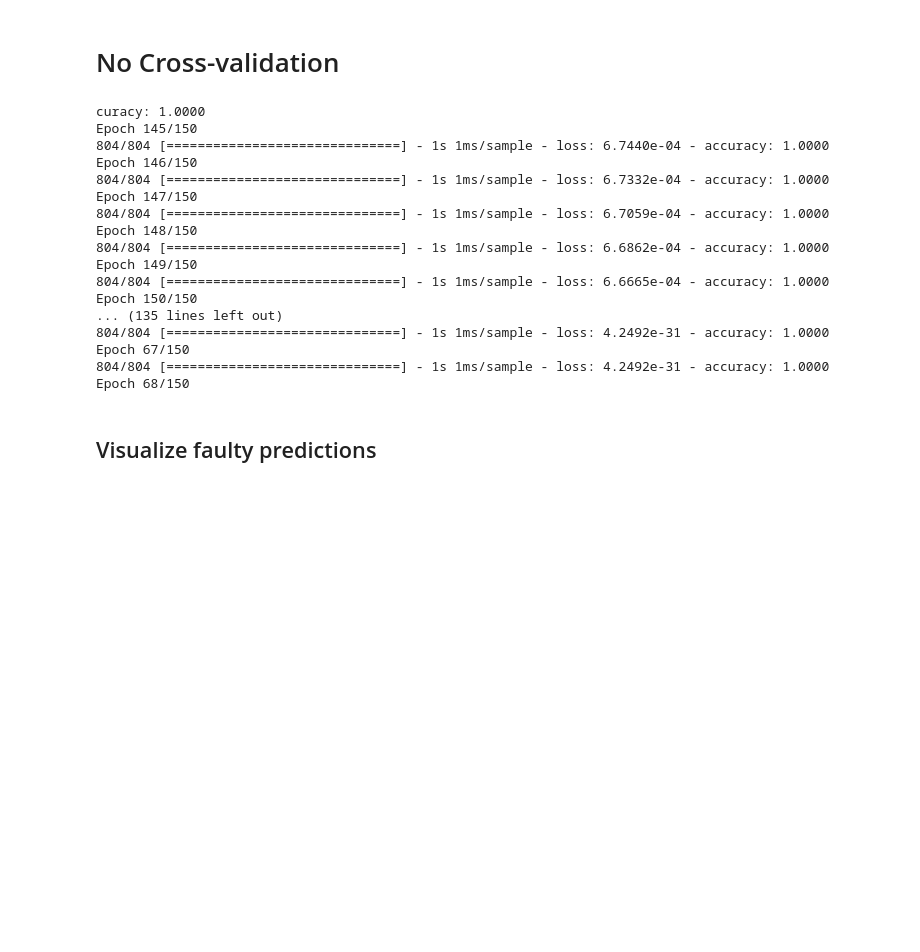
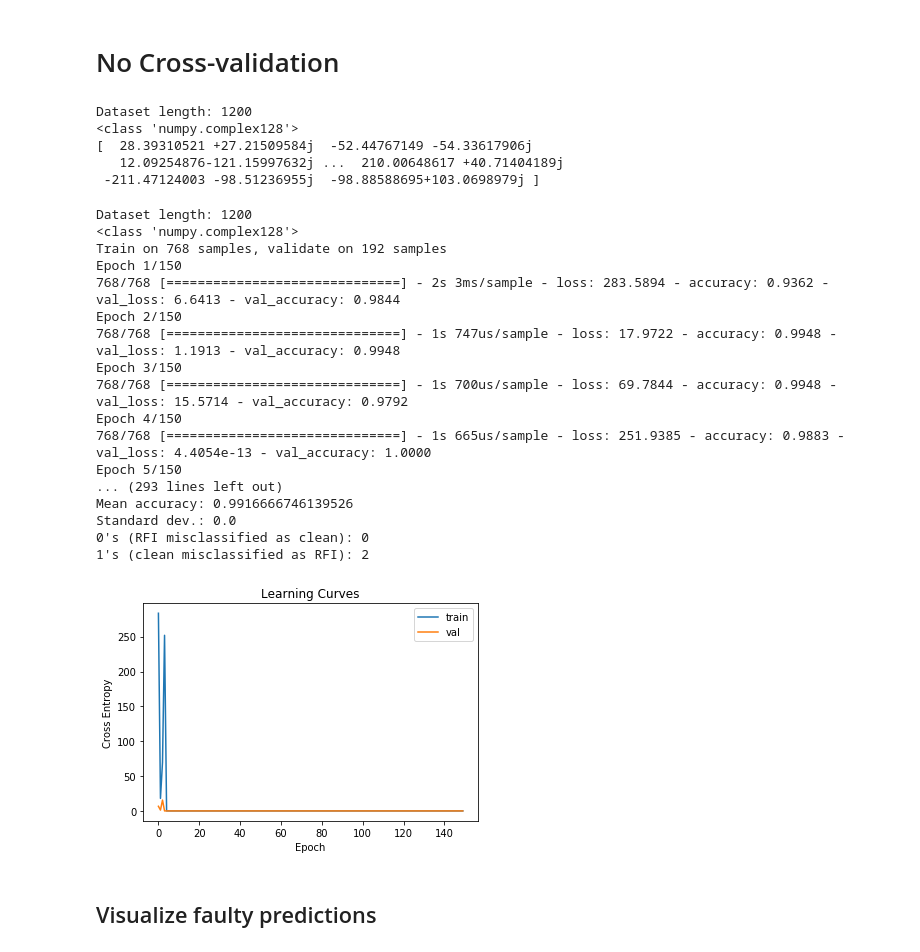
Before and after one commit to musicbyjing/cosmic_dawn_rfi, a Jupyter notebook: classification.ipynb, the cells around one changed output. Drawn from its saved outputs; the diff is of its cells as text; code cells hidden in the pictures; blank space fills up the shorter version.

```diff
--- a/classification.ipynb
+++ b/classification.ipynb
@@ -98,37 +100,56 @@ def print_stats(accs, faulty_predictions, predictions):
 - He weight initialization is a good option: https://towardsdatascience.com/weight-initialization-techniques-in-neural-networks-26c649eb3b78
 # %% [markdown]
 # No Cross-validation
+# %%
+# playing with complex numbers
+X, y, X_train, y_train, X_test, y_test, n_features = load_data()
+
+print(X[1][10])
+# %% [output]
+Dataset length: 1200
+<class 'numpy.complex128'>
+[  28.39310521 +27.21509584j  -52.44767149 -54.33617906j
+   12.09254876-121.15997632j ...  210.00648617 +40.71404189j
+ -211.47124003 -98.51236955j  -98.88588695+103.0698979j ]
 # %%
 X, y, X_train, y_train, X_test, y_test, n_features = load_data()
+
 faulty_predictions = []
 accs = []
-
-for i in range(5):
-    model = None
-    model = create_model(n_features)
-    acc, predictions = train_and_evaluate_model(model, X_train, y_train, X_test, y_test)
-    accs.append(acc)
-    faulty_predictions.extend(get_faulty_predictions(predictions, y_test))
+model = None
+model = create_model(n_features)
+history, acc, predictions = train_and_evaluate_model(model, X_train, y_train, X_test, y_test)
+accs.append(acc)
+faulty_predictions.extend(get_faulty_predictions(predictions, y_test))
 
 print_stats(accs, faulty_predictions, predictions)
+
+plt.title('Learning Curves')
+plt.xlabel('Epoch')
+plt.ylabel('Cross Entropy')
+plt.plot(history.history['loss'], label='train')
+plt.plot(history.history['val_loss'], label='val')
+plt.legend()
+plt.show()
 # %% [output]
-curacy: 1.0000
-Epoch 145/150
-804/804 [==============================] - 1s 1ms/sample - loss: 6.7440e-04 - accuracy: 1.0000
-Epoch 146/150
-804/804 [==============================] - 1s 1ms/sample - loss: 6.7332e-04 - accuracy: 1.0000
-Epoch 147/150
-804/804 [==============================] - 1s 1ms/sample - loss: 6.7059e-04 - accuracy: 1.0000
-Epoch 148/150
-804/804 [==============================] - 1s 1ms/sample - loss: 6.6862e-04 - accuracy: 1.0000
-Epoch 149/150
-804/804 [==============================] - 1s 1ms/sample - loss: 6.6665e-04 - accuracy: 1.0000
-Epoch 150/150
-... (135 lines left out)
-804/804 [==============================] - 1s 1ms/sample - loss: 4.2492e-31 - accuracy: 1.0000
-Epoch 67/150
-804/804 [==============================] - 1s 1ms/sample - loss: 4.2492e-31 - accuracy: 1.0000
-Epoch 68/150
+Dataset length: 1200
+<class 'numpy.complex128'>
+Train on 768 samples, validate on 192 samples
+Epoch 1/150
+768/768 [==============================] - 2s 3ms/sample - loss: 283.5894 - accuracy: 0.9362 - val_loss: 6.6413 - val_accuracy: 0.9844
+Epoch 2/150
+768/768 [==============================] - 1s 747us/sample - loss: 17.9722 - accuracy: 0.9948 - val_loss: 1.1913 - val_accuracy: 0.9948
+Epoch 3/150
+768/768 [==============================] - 1s 700us/sample - loss: 69.7844 - accuracy: 0.9948 - val_loss: 15.5714 - val_accuracy: 0.9792
+Epoch 4/150
+768/768 [==============================] - 1s 665us/sample - loss: 251.9385 - accuracy: 0.9883 - val_loss: 4.4054e-13 - val_accuracy: 1.0000
+Epoch 5/150
+... (293 lines left out)
+Mean accuracy: 0.9916666746139526
+Standard dev.: 0.0
+0's (RFI misclassified as clean): 0
+1's (clean misclassified as RFI): 2
+[figure, added]
 # %% [markdown]
 ## Visualize faulty predictions
 # %%
```
Also changed, not shown: parts of 6 cells of this notebook.
